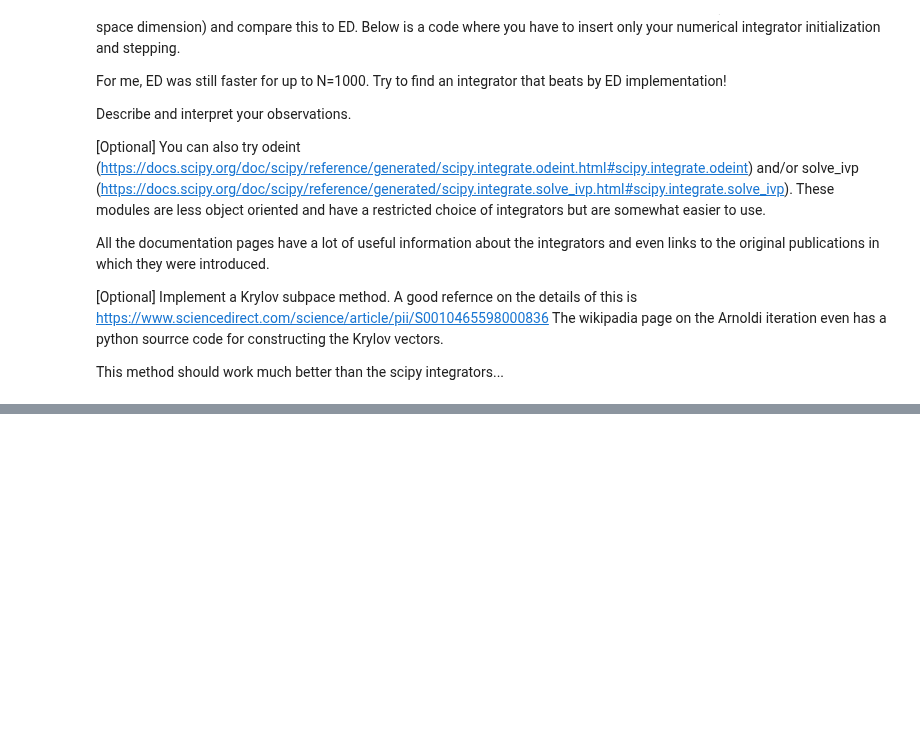
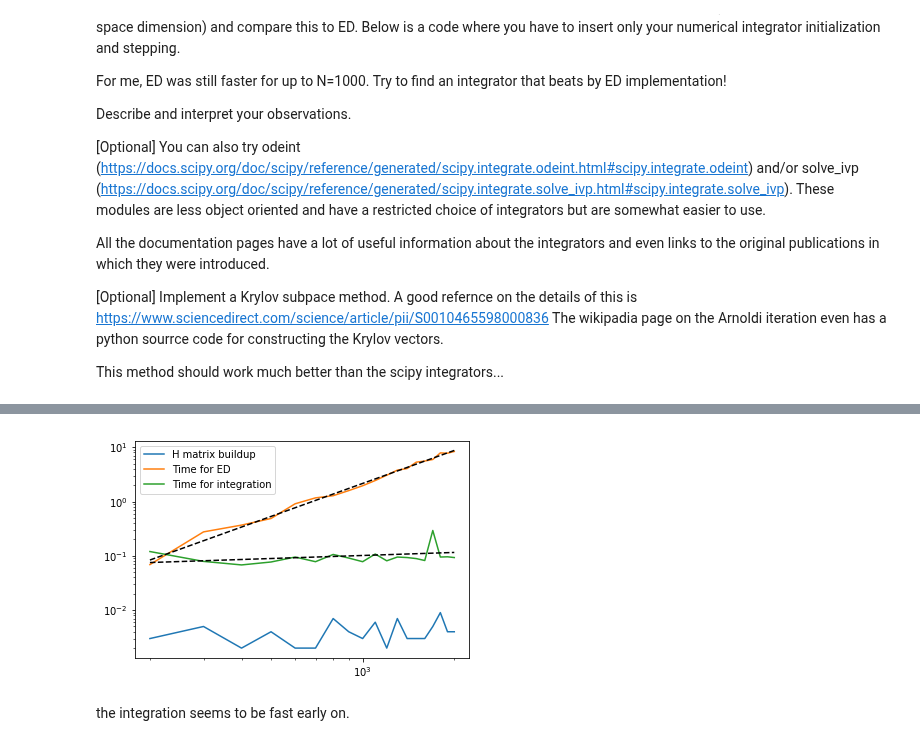
Before and after one commit to ml4cdeca/ComputationalQuantumDynamics, a Jupyter notebook: blatt5/exercise5.ipynb, the cells around one changed output, grey strips where cells are left out. Drawn from its saved outputs; the diff is of its cells as text; code cells hidden in the pictures; blank space fills up the shorter version.

```diff
--- a/blatt5/exercise5.ipynb
+++ b/blatt5/exercise5.ipynb
@@ -519,22 +519,27 @@ for iN in range(len(Nvals)):
     t1=time.time()
     t0 = 0
 
-    #set up the integrator
-    #### your code here ####
+    r = ode(f).set_integrator('zvode', method='adams', with_jacobian=False)
+    r.set_initial_value(ini, t0).set_f_params(Hmat)
+
 
     i=0
     #initial values of observables
     Psit = ini
-    i = 0
     Szval = Psit.conj().T @ Sz @ Psit
     Sxval = Psit.conj().T @ Sx @ Psit
     norm = np.sqrt(Psit.conj().T @ Psit)
     observables[2,i,iN] = Szval
     observables[3,i,iN] = Sxval
 
-    i+=1
+    #i+=1
     #loop over integrator steps
-    #### your code here ####
+    for i in range(len(tvec)):
+        Psit = r.integrate(tvec[i])
+        Szval = Psit.conj().T @ Sz @ Psit
+        Sxval = Psit.conj().T @ Sx @ Psit
+        observables[2,i,iN] = Szval
+        observables[3,i,iN] = Sxval
 
     t2=time.time()
     runtimes[2,iN] = t2-t1 # time for integration
@@ -567,10 +595,20 @@ plt.show()
+# %%
+from scipy.optimize import curve_fit
+def logline(x,a,b):
+    return a*x**b
 # %%
 # plotting N-dependence of runtimes
-plt.loglog(Nvals,runtimes[0])
-plt.loglog(Nvals,runtimes[1])
-plt.loglog(Nvals,runtimes[2])
-plt.loglog(Nvals,0.004*Nvals,'k--')
-plt.loglog(Nvals,3*10**-6*Nvals**2,'k--')
-plt.ylim([10**-1,2*10**1])
-plt.xlim([2*10**2,2*10**3])
+plt.loglog(Nvals,runtimes[0],label='H matrix buildup')
+plt.loglog(Nvals,runtimes[1],label='Time for ED')
+plt.loglog(Nvals,runtimes[2],label='Time for integration')
+ed=curve_fit(logline,Nvals,runtimes[1])[0]
+plt.loglog(Nvals,logline(Nvals,*ed),'k--')
+i=curve_fit(logline,Nvals,runtimes[2])[0]
+plt.loglog(Nvals,logline(Nvals,*i),'k--')
+
+plt.legend()
 plt.show()
+# %% [output]
+[figure, added]
+# %% [markdown]
+the integration seems to be fast early on.
```
Also changed, not shown: parts of 2 cells of this notebook.
